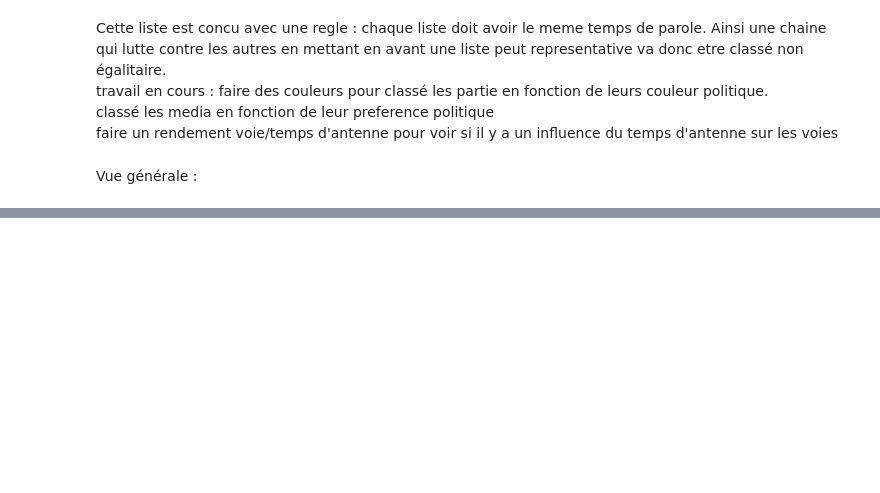
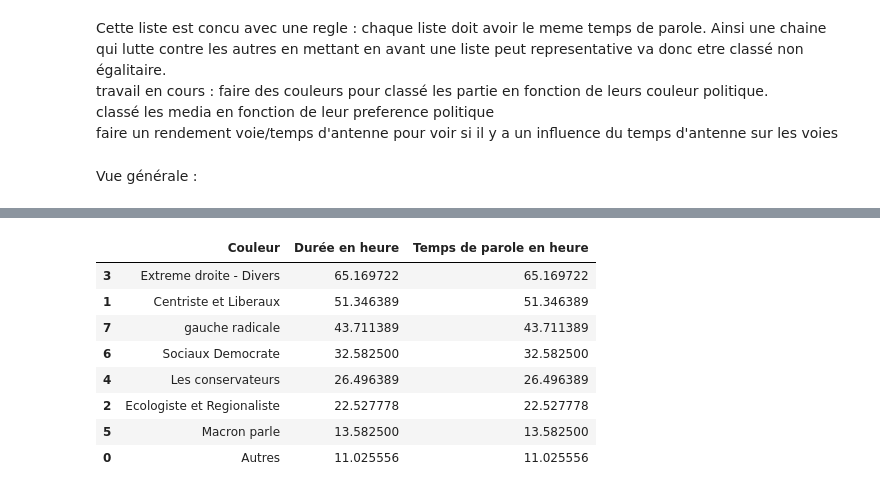
Before and after one commit to barrmath/temps_paroles_EU2024, a Jupyter notebook: Analyse_graph.ipynb, the cells around one changed output, grey strips where cells are left out. Saved outputs shown, nothing was run; the diff lists cells and outputs as text; code cells hidden in the pictures; blank space fills up the shorter version.

```diff
--- a/Analyse_graph.ipynb
+++ b/Analyse_graph.ipynb
@@ -203,0 +218,12 @@ eu2024
+# %%
+eu2024_couleur_gen
+# %% [output]
+|  | Couleur | Durée en heure | Temps de parole en heure |
+| 3 | Extreme droite - Divers | 65.169722 | 65.169722 |
+| 1 | Centriste et Liberaux | 51.346389 | 51.346389 |
+| 7 | gauche radicale | 43.711389 | 43.711389 |
+| 6 | Sociaux Democrate | 32.582500 | 32.582500 |
+| 4 | Les conservateurs | 26.496389 | 26.496389 |
+| 2 | Ecologiste et Regionaliste | 22.527778 | 22.527778 |
+| 5 | Macron parle | 13.582500 | 13.582500 |
+| 0 | Autres | 11.025556 | 11.025556 |
```
Also changed, not shown: parts of 11 cells of this notebook, 3 other files.
